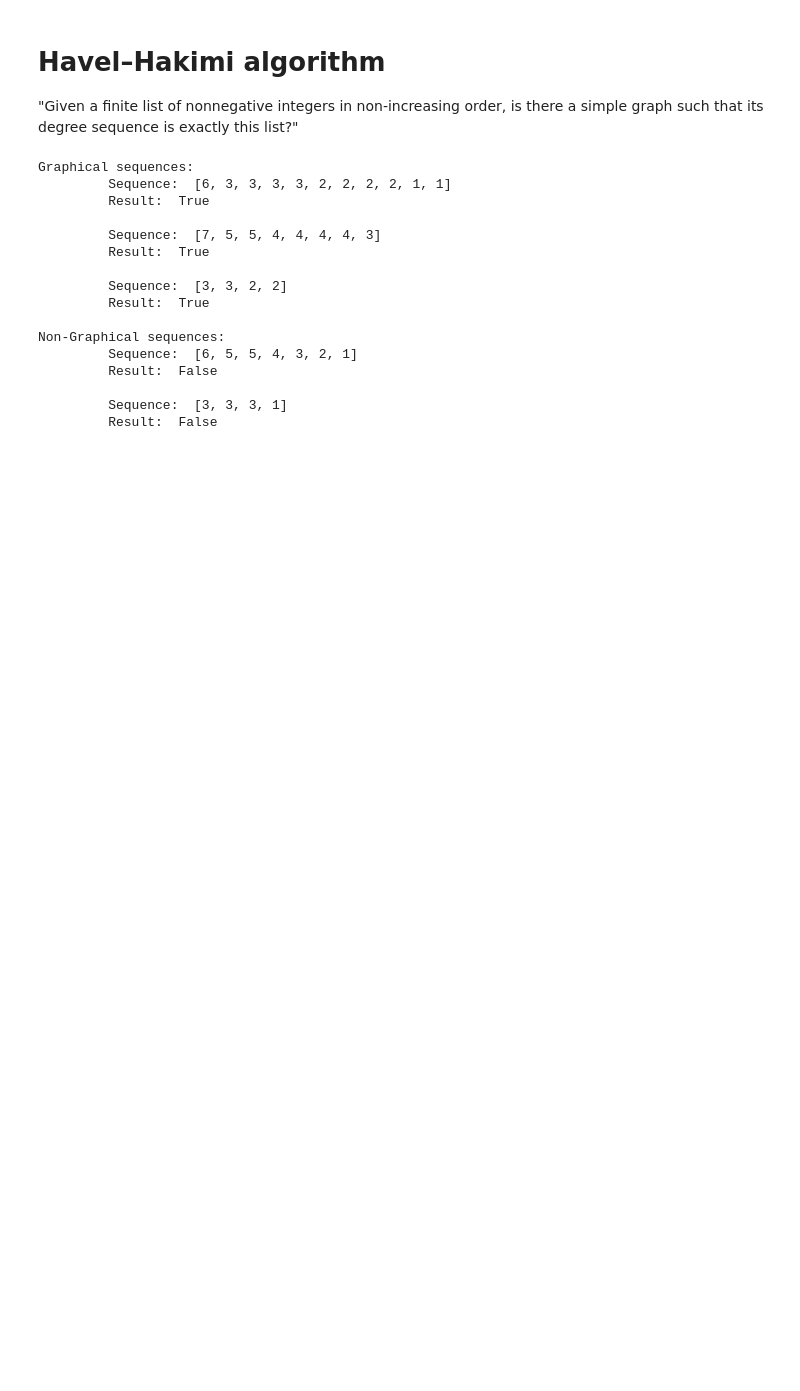
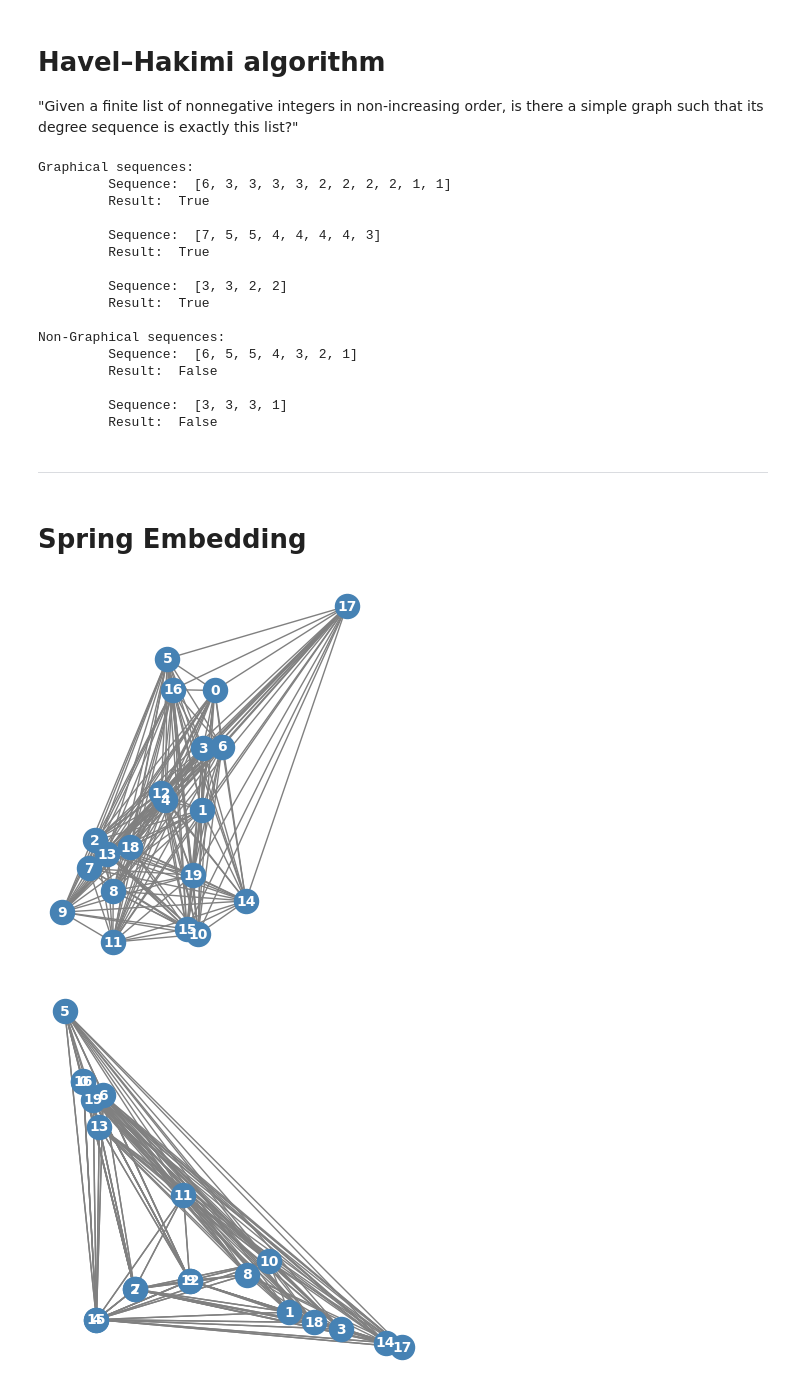
Before and after one commit to moreira-matheus/graph-theory-studies, a Jupyter notebook: steen2010/code.ipynb, the cells around one changed output. Drawn from its saved outputs; the diff is of its cells as text; code cells hidden in the pictures; blank space fills up the shorter version.

Commit message:
Add spring embedding code

```diff
--- a/steen2010/code.ipynb
+++ b/steen2010/code.ipynb
@@ -62,3 +62,7 @@ Non-Graphical sequences:
 
          Sequence:  [3, 3, 3, 1]
          Result:  False
+# %% [markdown]
+***
+# %% [markdown]
+# Spring Embedding
@@ -64,0 +177,11 @@ Non-Graphical sequences:
+# %%
+np.random.seed(42)
+num_vertices, num_edges = 20, 45
+
+#adjacency_list, edge_list = generate_random_adjacency_list(num_vertices, num_edges)
+adjacency_list, edge_list = generate_complete_adjacency_list(num_vertices)
+
+spring_algorithm(adjacency_list, edge_list, 0.1, 500)
+# %% [output]
+[figure, added]
+[figure, added]
```
Also changed, not shown: parts of 2 cells of this notebook.
